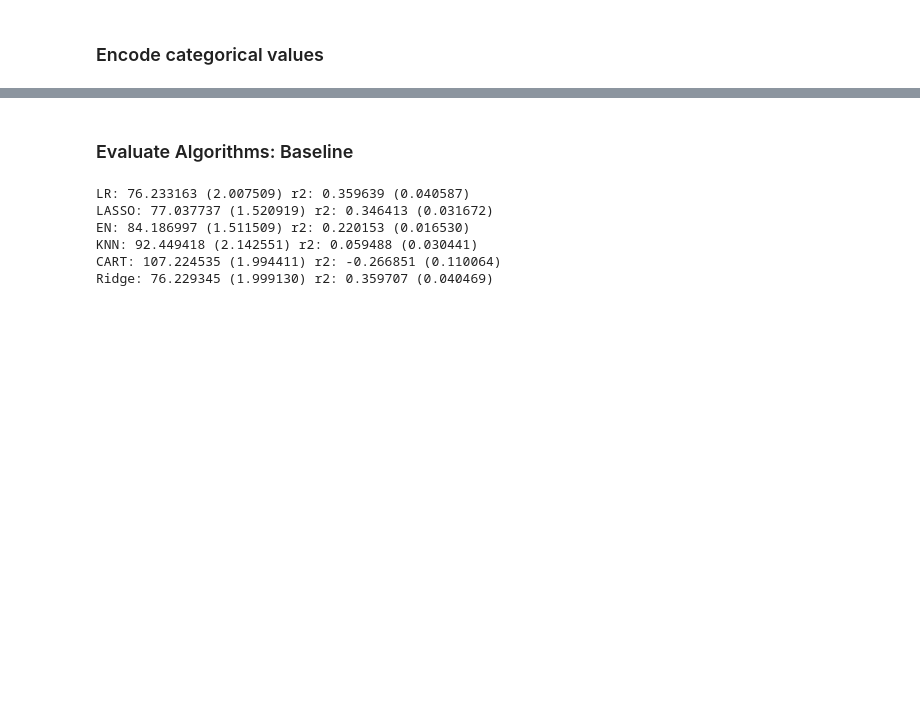
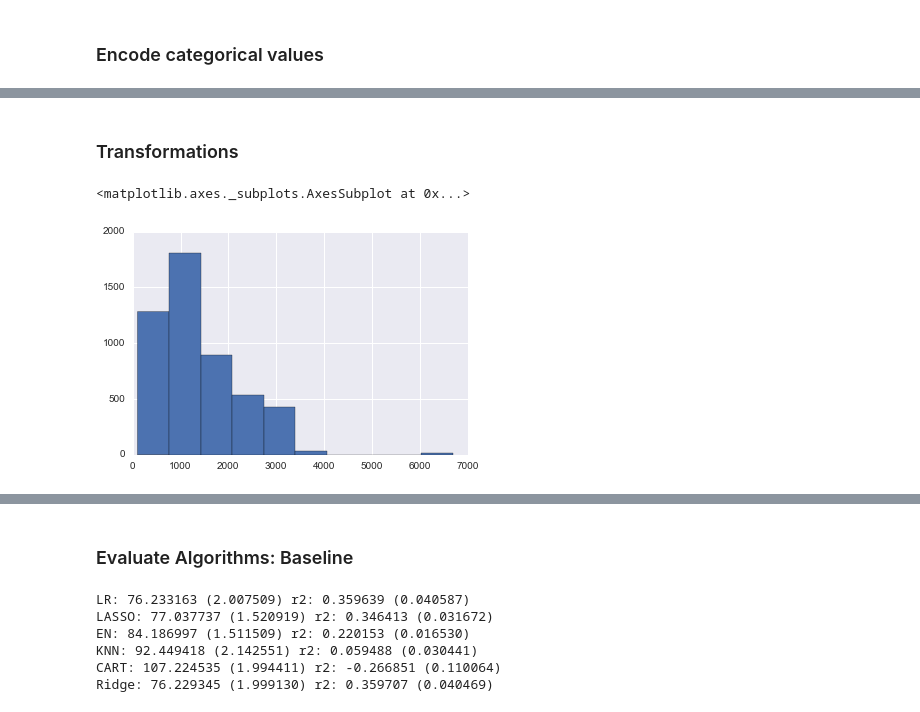
Before and after one commit to shintotm/TestScorePrediction, a Jupyter notebook: PreProcessing.ipynb, the cells around one changed output, grey strips where cells are left out. Cells and saved outputs as stored; diff of their text form; code cells hidden in the pictures; blank space fills up the shorter version.

```diff
--- a/PreProcessing.ipynb
+++ b/PreProcessing.ipynb
@@ -76,17 +70,17 @@ for p in ax.patches:
 # %%
 # For continuous variables replace the missing data with average of columns
-pisaTrain['minutesPerWeekEnglish'].fillna(int(pisaTrain['minutesPerWeekEnglish'].mean()), inplace=True)
-pisaTrain['studentsInEnglish'].fillna(int(pisaTrain['studentsInEnglish'].mean()), inplace=True)
-pisaTrain['schoolSize'].fillna(int(pisaTrain['schoolSize'].mean()), inplace=True)
+pisa['minutesPerWeekEnglish'].fillna(int(pisa['minutesPerWeekEnglish'].mean()), inplace=True)
+pisa['studentsInEnglish'].fillna(int(pisa['studentsInEnglish'].mean()), inplace=True)
+pisa['schoolSize'].fillna(int(pisa['schoolSize'].mean()), inplace=True)
 
 # For 'raceeth' use 'missing' replacement
-pisaTrain['raceeth'].fillna('NoRace', inplace=True)
+pisa['raceeth'].fillna('NoRace', inplace=True)
 # For binary variable use 0.5 in place of missing value
 
-pisaTrain = pisaTrain.apply(lambda x:x.fillna(0.5))
+pisa = pisa.apply(lambda x:x.fillna(0.5))
 # %% [markdown]
 ### Encode categorical values
 # %%
-raceeth = pd.get_dummies(pisaTrain['raceeth'], 'raceeth')
-pisaTrain = pd.concat([pisaTrain, raceeth], axis=1)
-pisaTrain = pisaTrain.drop('raceeth', axis=1)
+raceeth = pd.get_dummies(pisa['raceeth'], 'raceeth')
+pisa = pd.concat([pisa, raceeth], axis=1)
+pisa = pisa.drop('raceeth', axis=1)
@@ -92,0 +102,17 @@ pisaTrain = pisaTrain.drop('raceeth', axis=1)
+# %%
+# remove multicolinearity above 0.5, keeping ones with better correlatin with target
+# fatherBachelors - keep
+# englishAtHome - keep
+# motherBachelors - remove
+# motherBornUS - remove
+# fatherBornUS - remove
+
+
+pisa = pisa.drop(['motherBachelors','motherBornUS', 'fatherBornUS'], axis=1)
+# %% [markdown]
+### Transformations
+# %%
+pisa['schoolSize'].hist()
+# %% [output]
+<matplotlib.axes._subplots.AxesSubplot at 0x...>
+[figure, added]
```
Also changed, not shown: parts of 20 cells of this notebook, 2 other files.
